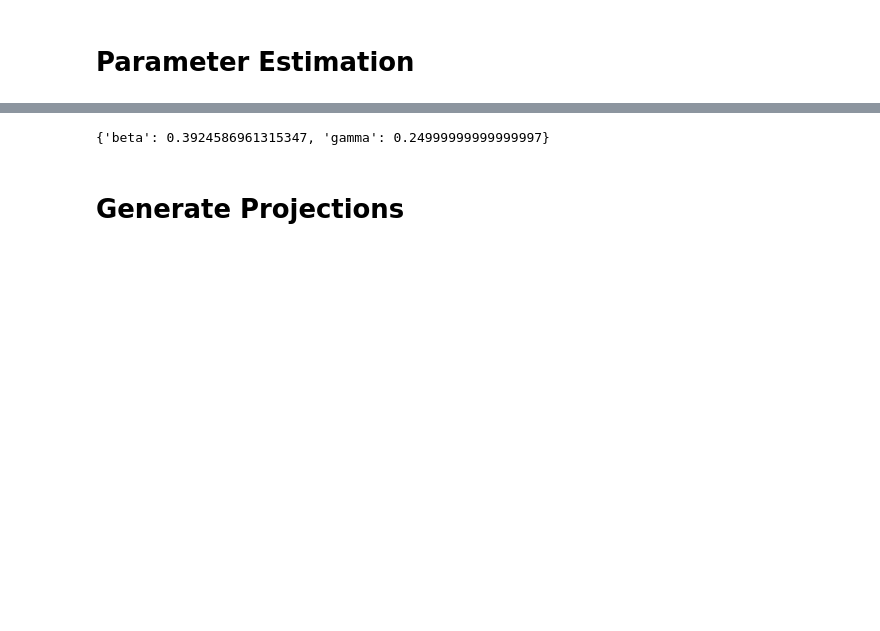
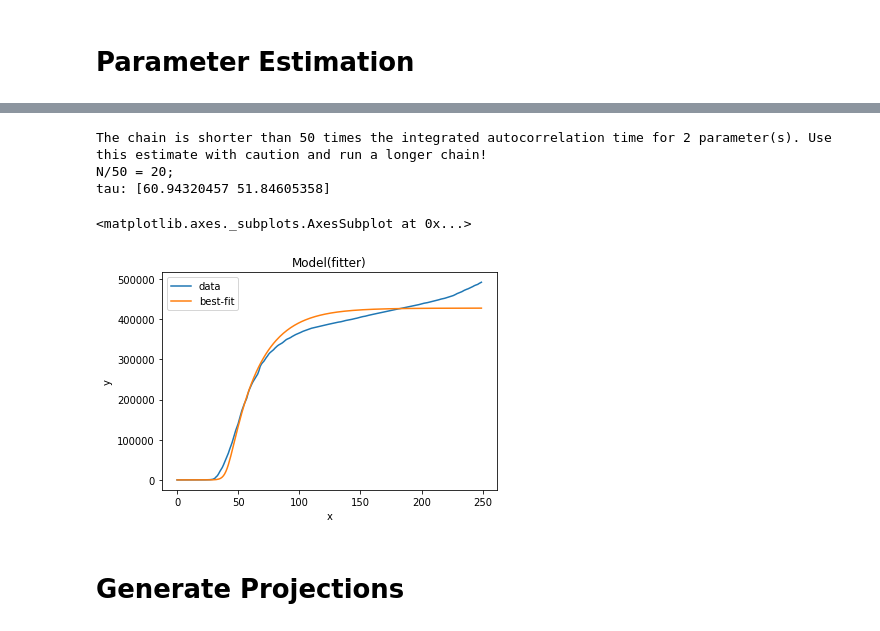
Before and after one commit to qmss-5052-fall-2020/class_project, a Jupyter notebook: KPMG Team/Modelling/Model/SEIR Model.ipynb, the cells around one changed output, grey strips where cells are left out. Drawn from its saved outputs; the diff is of its cells as text; code cells hidden in the pictures; blank space fills up the shorter version.

```diff
--- a/KPMG Team/Modelling/Model/SEIR Model.ipynb
+++ b/KPMG Team/Modelling/Model/SEIR Model.ipynb
@@ -110,8 +111,12 @@ def get_best_params(df, state):
     df = df[(df['Province/State'] == state)] # filter to given input state
     df = df[df['Confirmed']>=1] # filter df to begin when the first case occurred. assumption should be changed for the future
 
+    # outbreak shift
+    outbreak_shift = 15
+    y_data = np.concatenate((np.zeros(outbreak_shift), df['Confirmed']))
+
     # parameters based on input df
-    days = len(df) # length of outbreak
+    days = len(df) + outbreak_shift # length of outbreak
     N = df['Population'].iloc[1] # population
     y0 = N-1, 1, 0, 0, 0
 
@@ -121,14 +126,17 @@ def get_best_params(df, state):
     delta = 1.0/3.0 # incubation period. most studies show a min incubation period of 2 days, with a mean between 3-7. YYG simulator uses 2
 
     # data from df
-    y_data = df['Confirmed'] # case counts
+    #y_data = df['Confirmed'] # case counts
+
+
+
     #y_data = df['Deaths'] # can also fit based on deaths
     t_data = np.linspace(0, days - 1, days, dtype=int) # time vector based on days in df
 
     # fitter function
     def fitter(x, beta, gamma):
         ret = SEIR(days, N, beta, gamma, rho = 1.0/15.0, alpha = .0139, delta = 1.0/3.0)
-        return ret[3][x] # return infections at time x
+        return ret[5][x] # return infections at time x
         # return ret[5][x] # return deaths at time x, if fitting to deaths
 
     mod = lmfit.Model(fitter) # initialize model
@@ -138,11 +146,23 @@ def get_best_params(df, state):
     params = mod.make_params()
     fit_method = "leastsq"
 
-    result = mod.fit(y_data, params, method="least_squares", x = t_data)
-    return result.best_values
+    result = mod.fit(y_data, params, method="emcee", x = t_data)
+    # other fit methods = 'least_squares', 'emocee'
+    return result.best_values, result
 # %%
-get_best_params(df, 'New York')
+x, result = get_best_params(df, 'New York')
 # %% [output]
-{'beta': 0.3924586961315347, 'gamma': 0.24999999999999997}
+The chain is shorter than 50 times the integrated autocorrelation time for 2 parameter(s). Use this estimate with caution and run a longer chain!
+N/50 = 20;
+tau: [60.94320457 51.84605358]
+# %%
+# best params
+x
+
+# visualize model fit
+result.plot_fit(datafmt="-")
+# %% [output]
+<matplotlib.axes._subplots.AxesSubplot at 0x...>
+[figure, added]
 # %% [markdown]
 # Generate Projections
```
Also changed, not shown: parts of 4 cells of this notebook, 9 other files.
